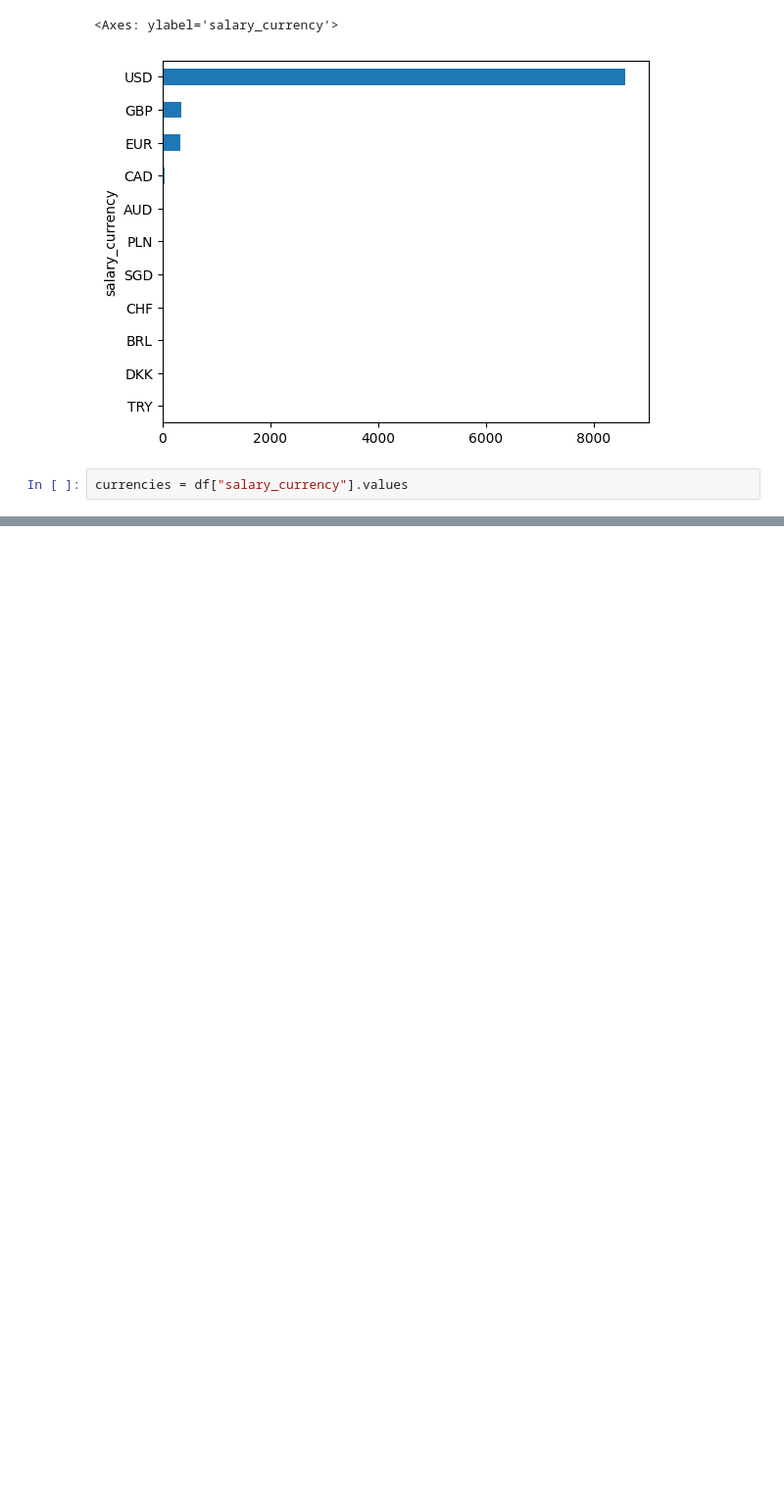
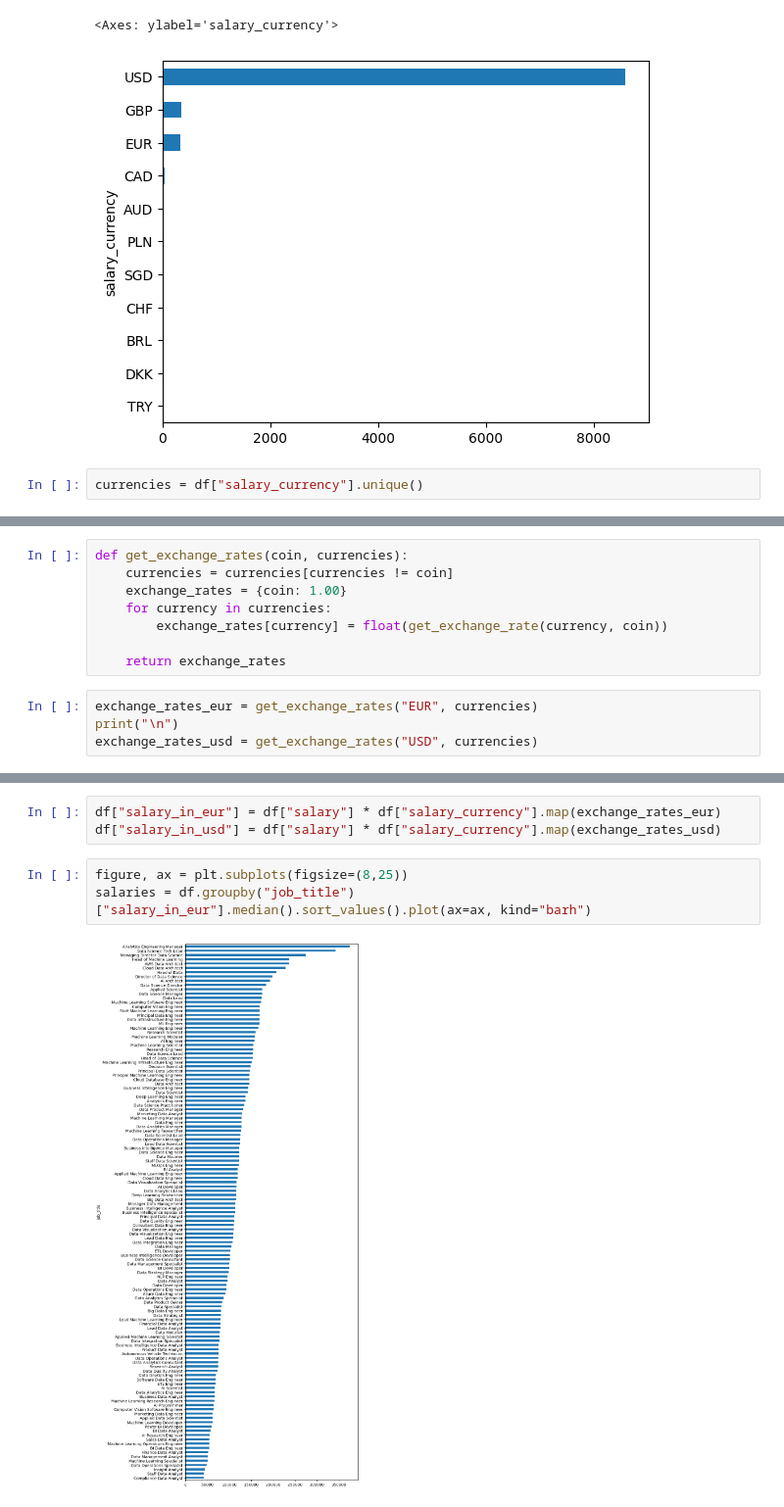
Before and after one commit to mArcio-Lmano/Data-Science, a Jupyter notebook: jobs_salary/jobs_ds.ipynb, the cells around one changed output, grey strips where cells are left out. Shown at 98% size. Saved outputs shown, nothing was run; the diff lists cells and outputs as text; blank space fills up the shorter version.

```diff
--- a/jobs_salary/jobs_ds.ipynb
+++ b/jobs_salary/jobs_ds.ipynb
@@ -67,4 +74,4 @@ df["salary_currency"].value_counts().sort_values().plot(kind="barh")
 <Axes: ylabel='salary_currency'>
 [figure]
 # %%
-currencies = df["salary_currency"].values
+currencies = df["salary_currency"].unique()
@@ -73,0 +80,12 @@ AttributeError: 'numpy.ndarray' object has no attribute 'push'
+# %%
+def get_exchange_rates(coin, currencies):
+    currencies = currencies[currencies != coin]
+    exchange_rates = {coin: 1.00}
+    for currency in currencies:
+        exchange_rates[currency] = float(get_exchange_rate(currency, coin))
+
+    return exchange_rates
+# %%
+exchange_rates_eur = get_exchange_rates("EUR", currencies)
+print("\n")
+exchange_rates_usd = get_exchange_rates("USD", currencies)
@@ -73,0 +110,8 @@ AttributeError: 'numpy.ndarray' object has no attribute 'push'
+# %%
+df["salary_in_eur"] = df["salary"] * df["salary_currency"].map(exchange_rates_eur)
+df["salary_in_usd"] = df["salary"] * df["salary_currency"].map(exchange_rates_usd)
+# %%
+figure, ax = plt.subplots(figsize=(8,25))
+salaries = df.groupby("job_title")["salary_in_eur"].median().sort_values().plot(ax=ax, kind="barh")
+# %% [output]
+[figure, added]
```
Also changed, not shown: parts of 8 cells of this notebook.
